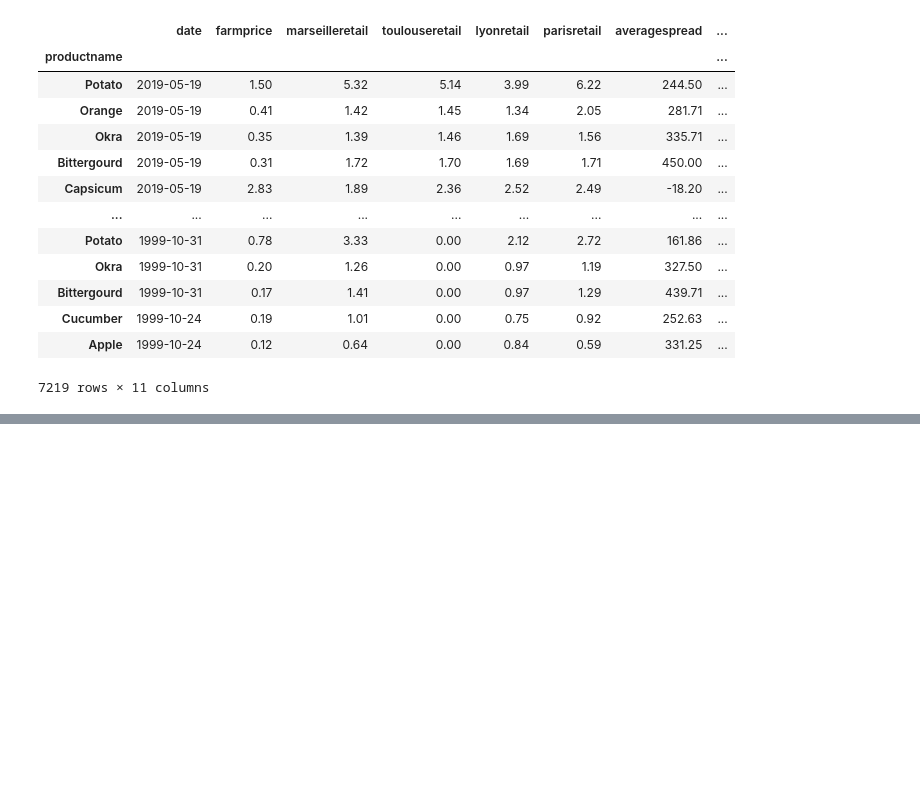
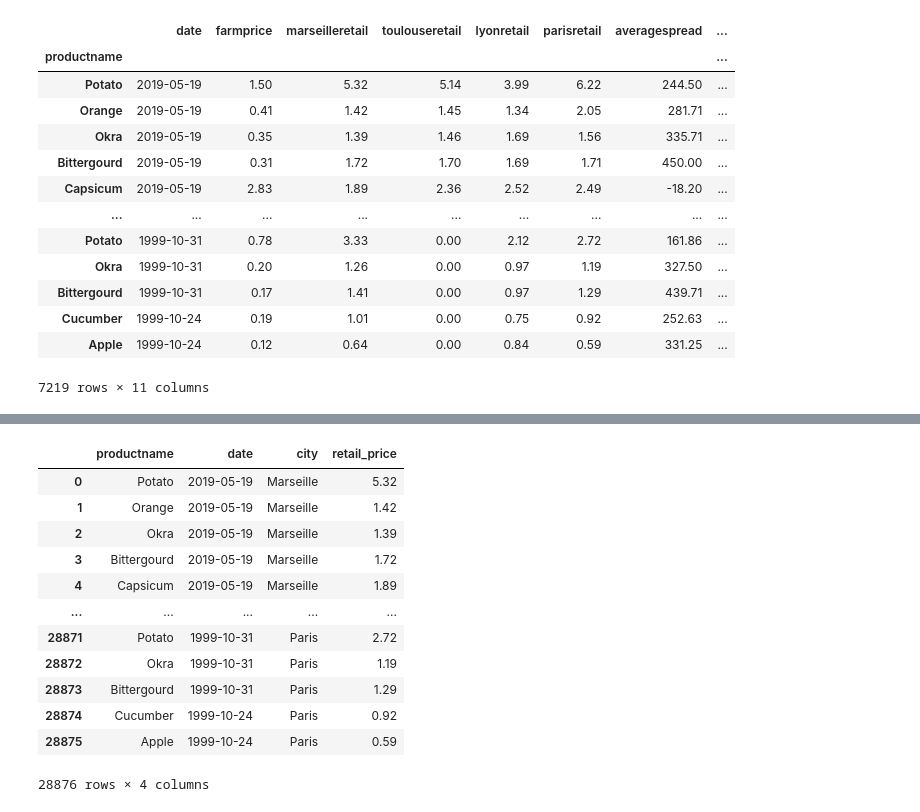
Before and after one commit to flaviengeoffray/mazu-project, a Jupyter notebook: dataprep.ipynb, the cells around one changed output, grey strips where cells are left out. Cells and saved outputs as stored; diff of their text form; code cells hidden in the pictures; blank space fills up the shorter version.

Commit message:
feat: Adding city column in data

```diff
--- a/dataprep.ipynb
+++ b/dataprep.ipynb
@@ -149,3 +149,6 @@ df
 | Cucumber | 1999-10-24 | 0.19 | 1.01 | 0.00 | 0.75 | 0.92 | 252.63 | ... |
 | Apple | 1999-10-24 | 0.12 | 0.64 | 0.00 | 0.84 | 0.59 | 331.25 | ... |
 7219 rows × 11 columns
+# %%
+df = df.drop(columns=['marge_marseille', 'marge_toulouse', 'marge_paris', 'marge_lyon'])
+df
@@ -152,2 +170,32 @@ df
+# %%
+cities = ['marseilleretail', 'toulouseretail', 'lyonretail', 'parisretail']
+city_mapping = {
+    'marseilleretail': 'Marseille',
+    'toulouseretail': 'Toulouse',
+    'lyonretail': 'Lyon',
+    'parisretail': 'Paris'
+}
+df = df.reset_index().melt(
+    id_vars=['productname', 'date'],
+    value_vars=cities,
+    var_name='city',
+    value_name='retail_price'
+)
+df['city'] = df['city'].map(city_mapping)
+df
+# %% [output]
+|  | productname | date | city | retail_price |
+| 0 | Potato | 2019-05-19 | Marseille | 5.32 |
+| 1 | Orange | 2019-05-19 | Marseille | 1.42 |
+| 2 | Okra | 2019-05-19 | Marseille | 1.39 |
+| 3 | Bittergourd | 2019-05-19 | Marseille | 1.72 |
+| 4 | Capsicum | 2019-05-19 | Marseille | 1.89 |
+| ... | ... | ... | ... | ... |
+| 28871 | Potato | 1999-10-31 | Paris | 2.72 |
+| 28872 | Okra | 1999-10-31 | Paris | 1.19 |
+| 28873 | Bittergourd | 1999-10-31 | Paris | 1.29 |
+| 28874 | Cucumber | 1999-10-24 | Paris | 0.92 |
+| 28875 | Apple | 1999-10-24 | Paris | 0.59 |
+28876 rows × 4 columns
 # %%
 df.to_csv("data/ProductPriceIndex_cleaned.csv")
```
Also changed, not shown: parts of 1 cell of this notebook, 1 other file.
